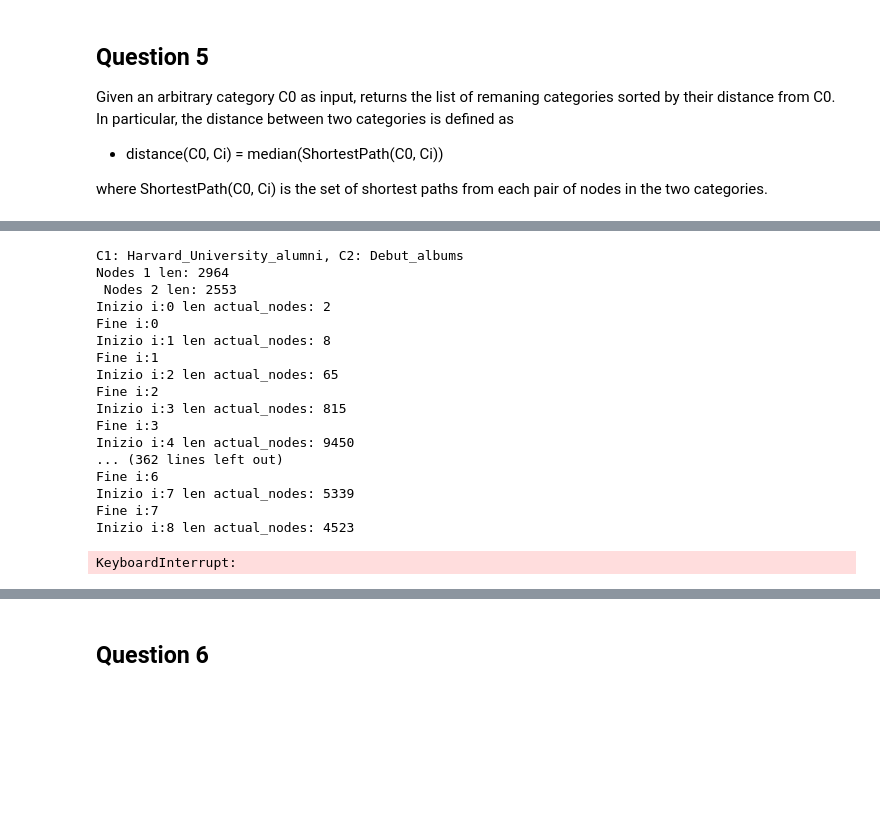
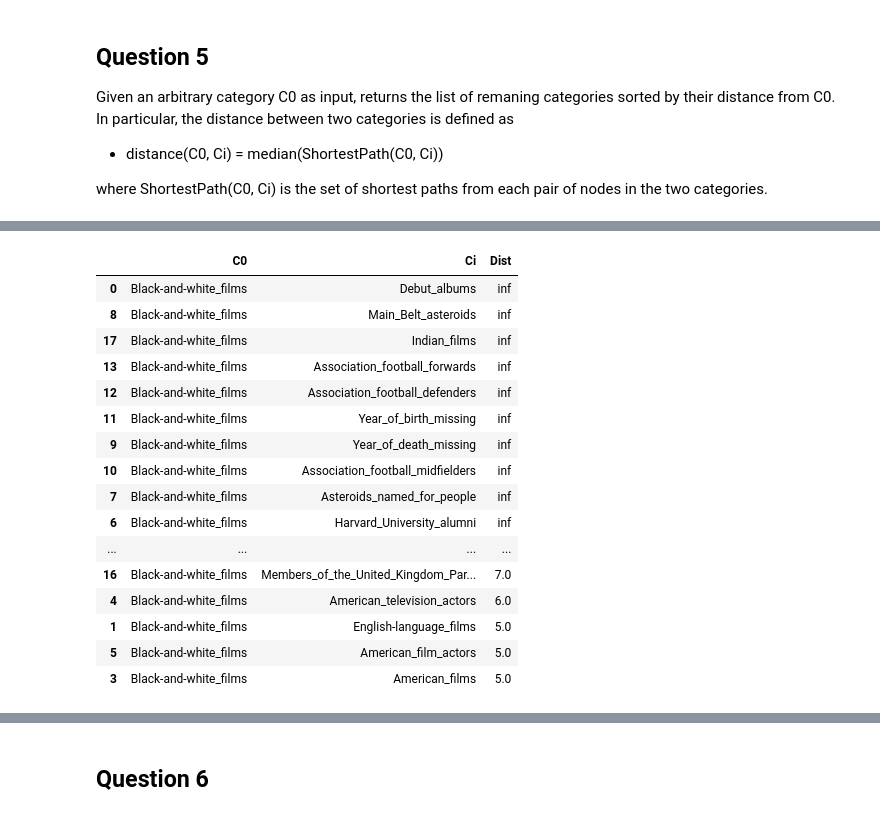
Before and after one commit to nicolac1999/ADM-HW5, a Jupyter notebook: hm5_13_01_2021.ipynb, the cells around one changed output, grey strips where cells are left out. Saved outputs shown, nothing was run; the diff lists cells and outputs as text; code cells hidden in the pictures; blank space fills up the shorter version.

```diff
--- a/hm5_13_01_2021.ipynb
+++ b/hm5_13_01_2021.ipynb
@@ -649,21 +666,20 @@ C
 # %%
-G.distance_from_category(C)
+G.distances_from_category(C)
 # %% [output]
-C1: Harvard_University_alumni, C2: Debut_albums
-Nodes 1 len: 2964
- Nodes 2 len: 2553
-Inizio i:0 len actual_nodes: 2
-Fine i:0
-Inizio i:1 len actual_nodes: 8
-Fine i:1
-Inizio i:2 len actual_nodes: 65
-Fine i:2
-Inizio i:3 len actual_nodes: 815
-Fine i:3
-Inizio i:4 len actual_nodes: 9450
-... (362 lines left out)
-Fine i:6
-Inizio i:7 len actual_nodes: 5339
-Fine i:7
-Inizio i:8 len actual_nodes: 4523
-KeyboardInterrupt:
+|  | C0 | Ci | Dist |
+| 0 | Black-and-white_films | Debut_albums | inf |
+| 8 | Black-and-white_films | Main_Belt_asteroids | inf |
+| 17 | Black-and-white_films | Indian_films | inf |
+| 13 | Black-and-white_films | Association_football_forwards | inf |
+| 12 | Black-and-white_films | Association_football_defenders | inf |
+| 11 | Black-and-white_films | Year_of_birth_missing | inf |
+| 9 | Black-and-white_films | Year_of_death_missing | inf |
+| 10 | Black-and-white_films | Association_football_midfielders | inf |
+| 7 | Black-and-white_films | Asteroids_named_for_people | inf |
+| 6 | Black-and-white_films | Harvard_University_alumni | inf |
+| ... | ... | ... | ... |
+| 16 | Black-and-white_films | Members_of_the_United_Kingdom_Par... | 7.0 |
+| 4 | Black-and-white_films | American_television_actors | 6.0 |
+| 1 | Black-and-white_films | English-language_films | 5.0 |
+| 5 | Black-and-white_films | American_film_actors | 5.0 |
+| 3 | Black-and-white_films | American_films | 5.0 |
```
Also changed, not shown: parts of 19 cells of this notebook.
